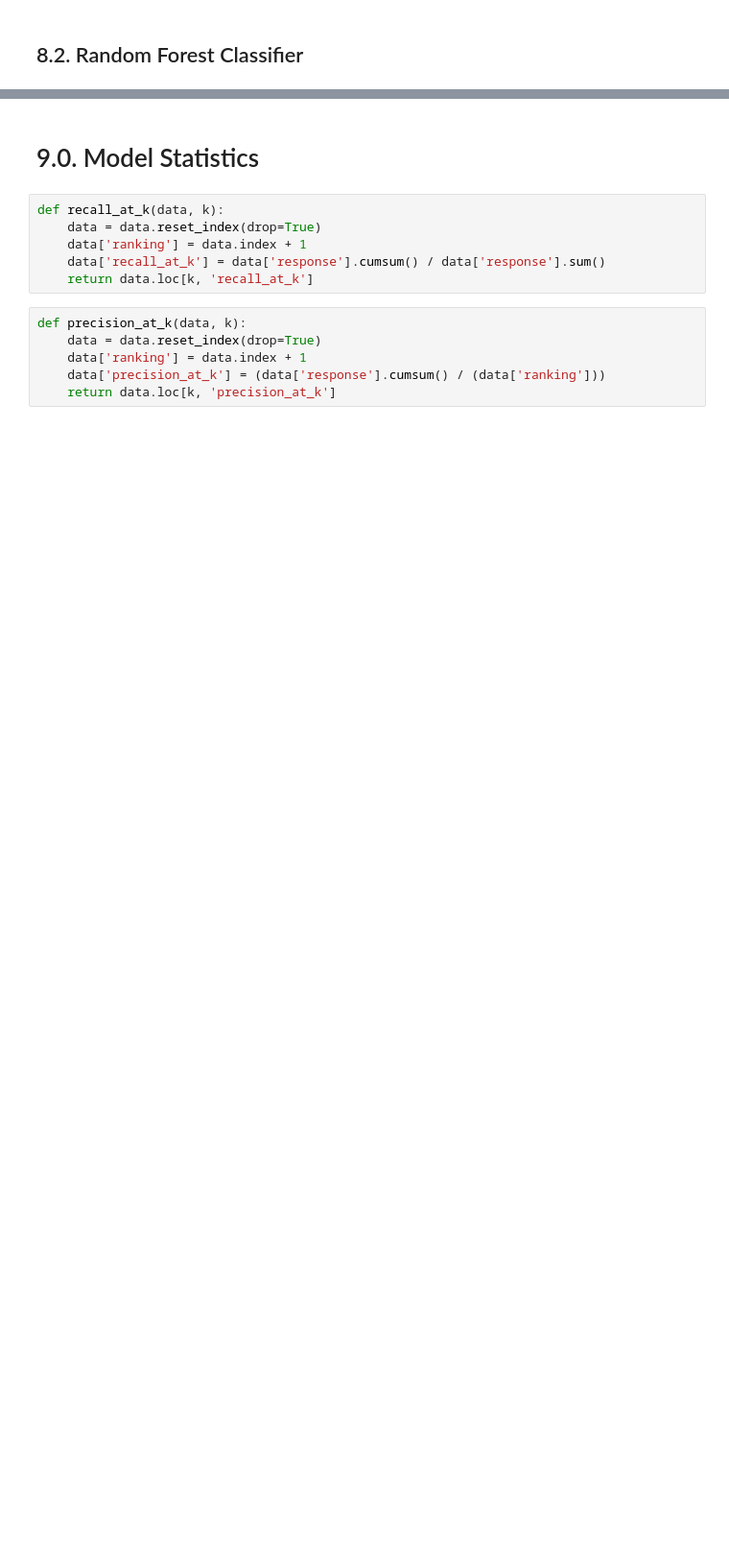
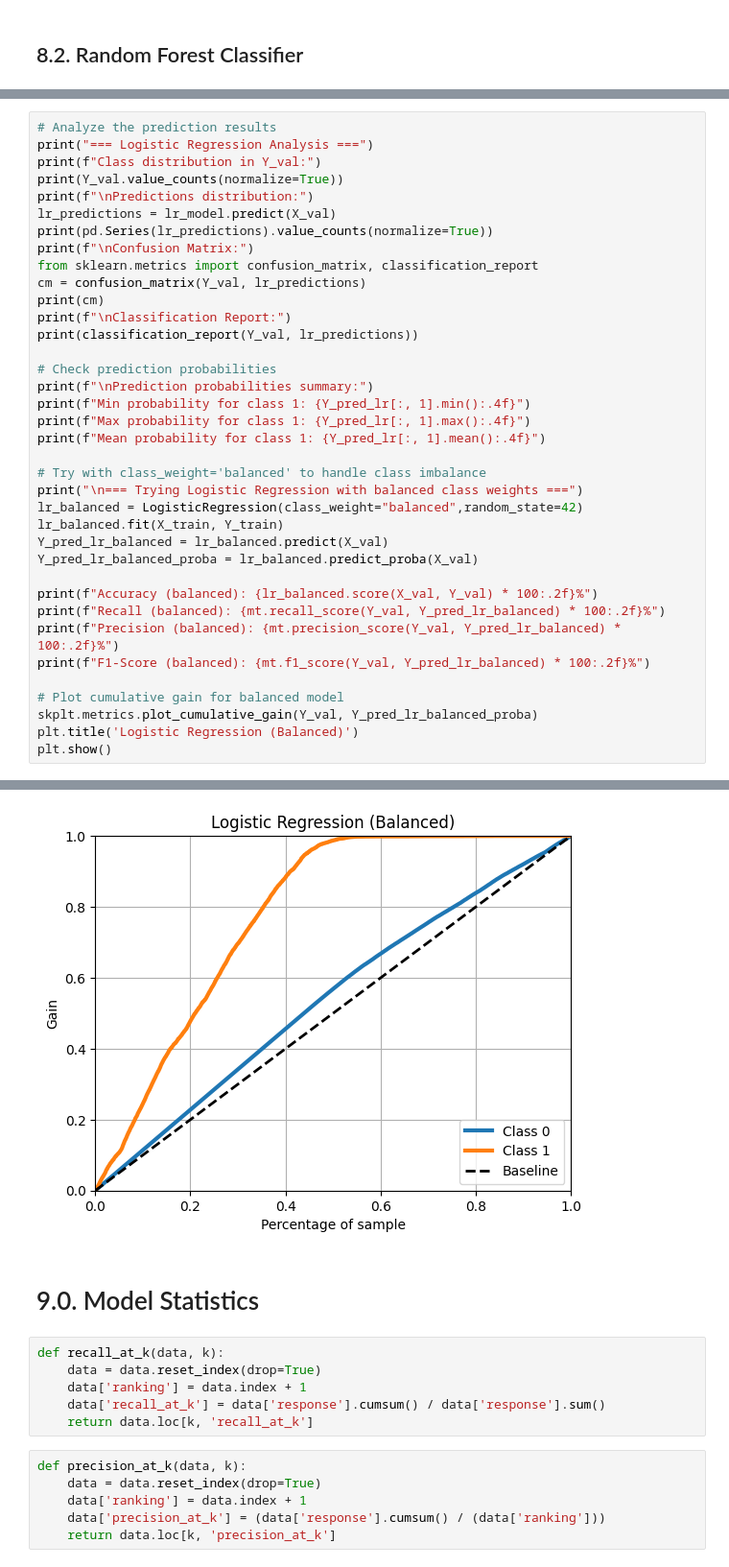
Before and after one commit to IgMnT/Projeto01-PropensaoDeCompra, a Jupyter notebook: notebooks/sales-prediction.ipynb, the cells around one changed output, grey strips where cells are left out. Shown: that part at 96% size. Drawn from its saved outputs; the diff is of its cells as text; blank space fills up the shorter version.

```diff
--- a/notebooks/sales-prediction.ipynb
+++ b/notebooks/sales-prediction.ipynb
@@ -437,0 +465,38 @@ Precision with 2000 estimators: 34.21%
+# %%
+# Analyze the prediction results
+print("=== Logistic Regression Analysis ===")
+print(f"Class distribution in Y_val:")
+print(Y_val.value_counts(normalize=True))
+print(f"\nPredictions distribution:")
+lr_predictions = lr_model.predict(X_val)
+print(pd.Series(lr_predictions).value_counts(normalize=True))
+print(f"\nConfusion Matrix:")
+from sklearn.metrics import confusion_matrix, classification_report
+cm = confusion_matrix(Y_val, lr_predictions)
+print(cm)
+print(f"\nClassification Report:")
+print(classification_report(Y_val, lr_predictions))
+
+# Check prediction probabilities
+print(f"\nPrediction probabilities summary:")
+print(f"Min probability for class 1: {Y_pred_lr[:, 1].min():.4f}")
+print(f"Max probability for class 1: {Y_pred_lr[:, 1].max():.4f}")
+print(f"Mean probability for class 1: {Y_pred_lr[:, 1].mean():.4f}")
+
+# Try with class_weight='balanced' to handle class imbalance
+print("\n=== Trying Logistic Regression with balanced class weights ===")
+lr_balanced = LogisticRegression(class_weight="balanced",random_state=42)
+lr_balanced.fit(X_train, Y_train)
+Y_pred_lr_balanced = lr_balanced.predict(X_val)
+Y_pred_lr_balanced_proba = lr_balanced.predict_proba(X_val)
+
+print(f"Accuracy (balanced): {lr_balanced.score(X_val, Y_val) * 100:.2f}%")
+print(f"Recall (balanced): {mt.recall_score(Y_val, Y_pred_lr_balanced) * 100:.2f}%")
+print(f"Precision (balanced): {mt.precision_score(Y_val, Y_pred_lr_balanced) * 100:.2f}%")
+print(f"F1-Score (balanced): {mt.f1_score(Y_val, Y_pred_lr_balanced) * 100:.2f}%")
+
+# Plot cumulative gain for balanced model
+skplt.metrics.plot_cumulative_gain(Y_val, Y_pred_lr_balanced_proba)
+plt.title('Logistic Regression (Balanced)')
+plt.show()
+# %% [output]
@@ -438,3 +520,4 @@ Precision with 2000 estimators: 34.21%
+[figure, added]
 # %% [markdown]
 # 9.0. Model Statistics
 # %%
```
Also changed, not shown: parts of 30 cells of this notebook, 15 other files.
